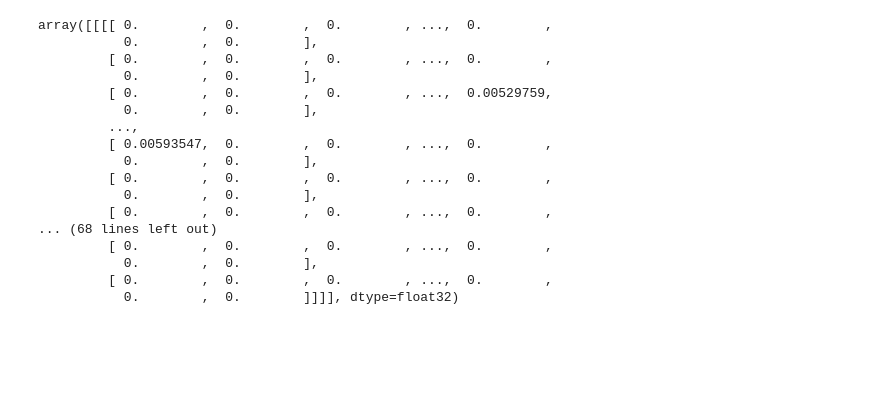
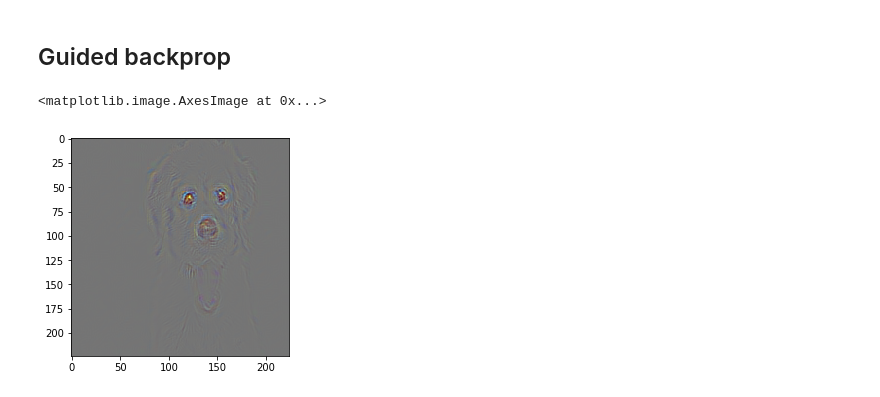
Before and after one commit to Ishitori/mxnet_tutorials, a Jupyter notebook: visualize_cnn/Interface.ipynb, the cells around one changed output. Cells and saved outputs as stored; diff of their text form; code cells hidden in the pictures; blank space fills up the shorter version.

```diff
--- a/visualize_cnn/Interface.ipynb
+++ b/visualize_cnn/Interface.ipynb
@@ -61,11 +63,11 @@ def _get_grad(net, image, class_id=None, conv_layer_name=None, image_grad=False)
     out.backward(one_hot_target, train_mode=False)
 
     if image_grad:
-        return image.grad.asnumpy()
+        return image.grad[0].asnumpy()
     else:
         # Return the recorded convolution output and gradient
         conv_out = Conv2D.conv_output
-        return conv_out.asnumpy(), conv_out.grad.asnumpy()
+        return conv_out[0].asnumpy(), conv_out.grad[0].asnumpy()
 
 
 def get_conv_out_grad(net, image, class_id=None, conv_layer_name=None):
@@ -73,6 +75,13 @@ def get_conv_out_grad(net, image, class_id=None, conv_layer_name=None):
 
 def get_image_grad(net, image, class_id=None):
     return _get_grad(net, image, class_id, image_grad=True)
+
+def get_image(gradient):
+    gradient = gradient - gradient.min()
+    gradient /= gradient.max()
+    gradient = np.uint8(gradient * 255).transpose(1, 2, 0)
+    gradient = gradient[..., ::-1]
+    return gradient
 # %%
 class AlexNet(HybridBlock):
     def __init__(self, classes=1000, **kwargs):
@@ -147,11 +156,12 @@ def preprocess(data):
 # %%
 alexnet = alexnet(pretrained=True)
 # %%
-with open("img/snake.jpg", 'rb') as fp:
+imgpath = "img/dog2.jpg"
+with open(imgpath, 'rb') as fp:
     str_image = fp.read()
 
 image = mx.img.imdecode(str_image)
 image = preprocess(image)
 image = image.expand_dims(axis=0)
 # %%
-imagegrad = get_image_grad(alexnet, image)
+imggrad = get_image_grad(alexnet, image)
@@ -180,20 +170,8 @@ conv_out, conv_out_grad = get_conv_out_grad(alexnet, image, conv_layer_name='ale
-# %%
-conv_out_grad
-# %% [output]
-array([[[[ 0.        ,  0.        ,  0.        , ...,  0.        ,
-           0.        ,  0.        ],
-         [ 0.        ,  0.        ,  0.        , ...,  0.        ,
-           0.        ,  0.        ],
-         [ 0.        ,  0.        ,  0.        , ...,  0.00529759,
-           0.        ,  0.        ],
-         ...,
-         [ 0.00593547,  0.        ,  0.        , ...,  0.        ,
-           0.        ,  0.        ],
-         [ 0.        ,  0.        ,  0.        , ...,  0.        ,
-           0.        ,  0.        ],
-         [ 0.        ,  0.        ,  0.        , ...,  0.        ,
-... (68 lines left out)
-         [ 0.        ,  0.        ,  0.        , ...,  0.        ,
-           0.        ,  0.        ],
-         [ 0.        ,  0.        ,  0.        , ...,  0.        ,
-           0.        ,  0.        ]]]], dtype=float32)
+# %% [markdown]
+## Guided backprop
+# %%
+img = get_image(imggrad)
+plt.imshow(img)
+# %% [output]
+<matplotlib.image.AxesImage at 0x...>
+[figure, added]
```
Also changed, not shown: parts of 7 cells of this notebook.
